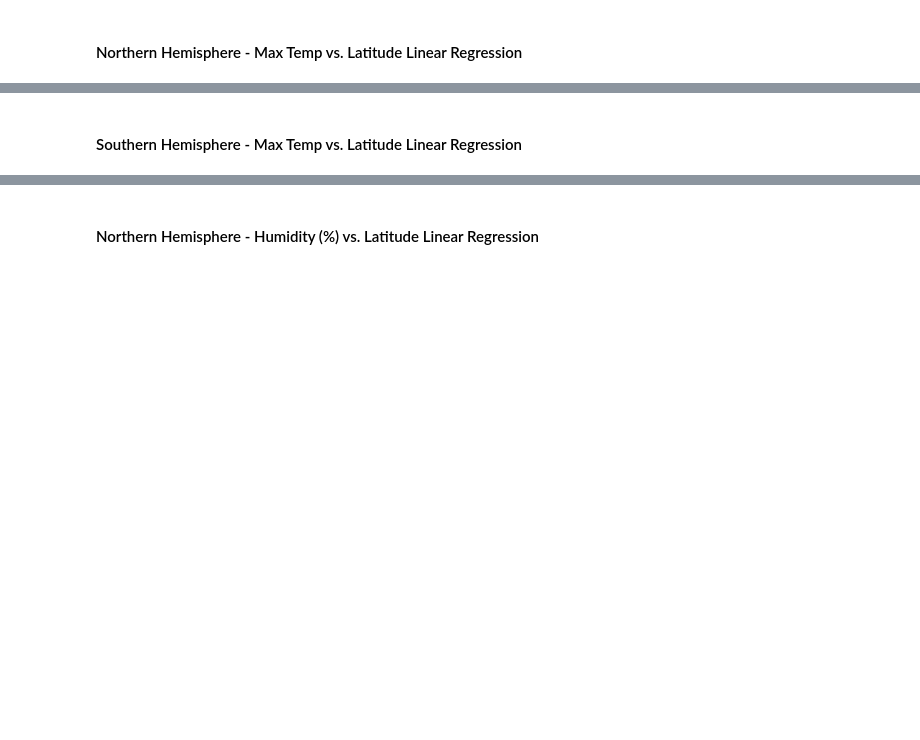
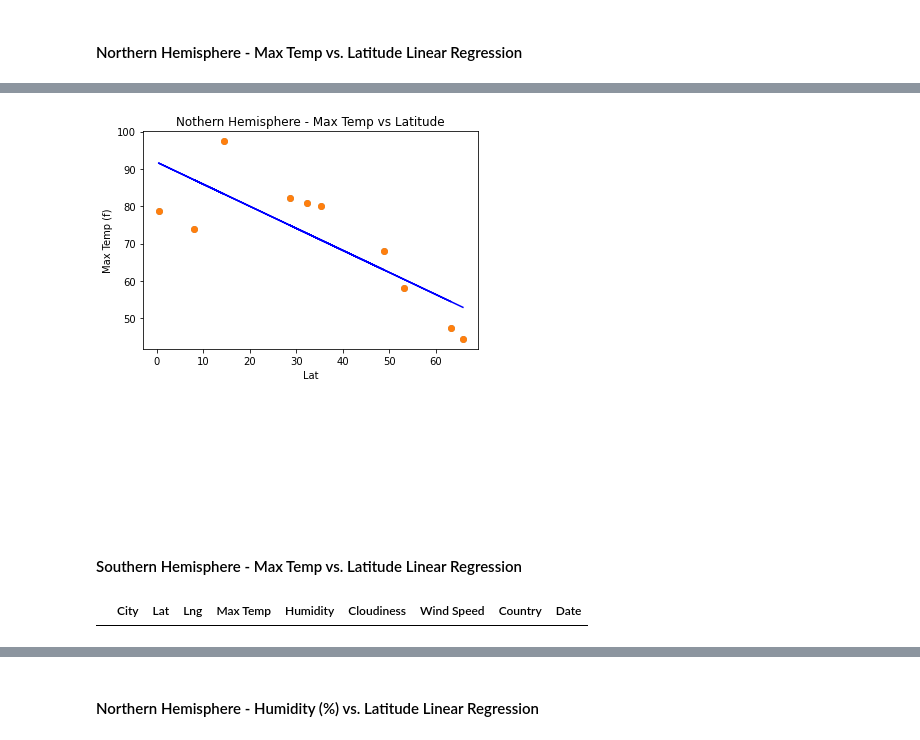
Before and after one commit to rmaher314/HW6-Python_API2, a Jupyter notebook: WeatherPy/WeatherPy.ipynb, the cells around one changed output, grey strips where cells are left out. Drawn from its saved outputs; the diff is of its cells as text; code cells hidden in the pictures; blank space fills up the shorter version.

Commit message:
Made Linear Regression Plots for all Hemispheres.

```diff
--- a/WeatherPy/WeatherPy.ipynb
+++ b/WeatherPy/WeatherPy.ipynb
@@ -271,3 +275,7 @@ plt.scatter(clean_data_df["Lat"], clean_data_df["Wind Speed"], alpha = 0.5)
 ## Linear Regression
 # %% [markdown]
 ####  Northern Hemisphere - Max Temp vs. Latitude Linear Regression
+# %%
+#Northern Hemisphere Calculations
+northern_hemisphere_df = clean_data_df[clean_data_df['Lat'] > 0]
+northern_hemisphere_df
@@ -274,2 +294,24 @@ plt.scatter(clean_data_df["Lat"], clean_data_df["Wind Speed"], alpha = 0.5)
+# %%
+plt.scatter(northern_hemisphere_df["Lat"], northern_hemisphere_df["Max Temp"], alpha = 0.5)
+
+(slope, intercept, rvalue, pvalue, stderr) = st.linregress(northern_hemisphere_df["Lat"],northern_hemisphere_df ["Max Temp"])
+regress_values = (northern_hemisphere_df["Lat"]) * slope + intercept
+
+line_eq = "y = " + str(round(slope,2)) + "x" + "+" + str(round(intercept,2))
+plt.scatter(northern_hemisphere_df["Lat"],northern_hemisphere_df ["Max Temp"])
+plt.plot(northern_hemisphere_df["Lat"],regress_values,"b-")
+plt.annotate(line_eq,(0,0),fontsize=15,color="red")
+plt.title("Nothern Hemisphere - Max Temp vs Latitude")
+plt.xlabel('Lat')
+plt.ylabel('Max Temp (f)')
+plt.show()
+# %% [output]
+[figure, added]
 # %% [markdown]
 ####  Southern Hemisphere - Max Temp vs. Latitude Linear Regression
+# %%
+#Southern Hemisphere -
+southern_hemisphere_df = clean_data_df[clean_data_df['Lat'] < 0]
+southern_hemisphere_df
+# %% [output]
+|  | City | Lat | Lng | Max Temp | Humidity | Cloudiness | Wind Speed | Country | Date |
```
Also changed, not shown: parts of 21 cells of this notebook.
